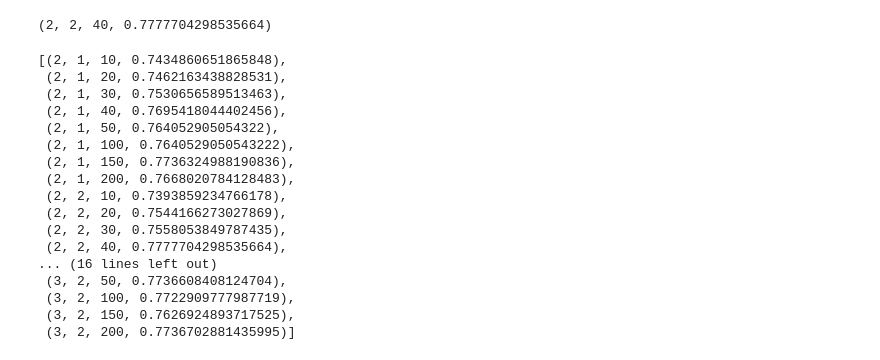
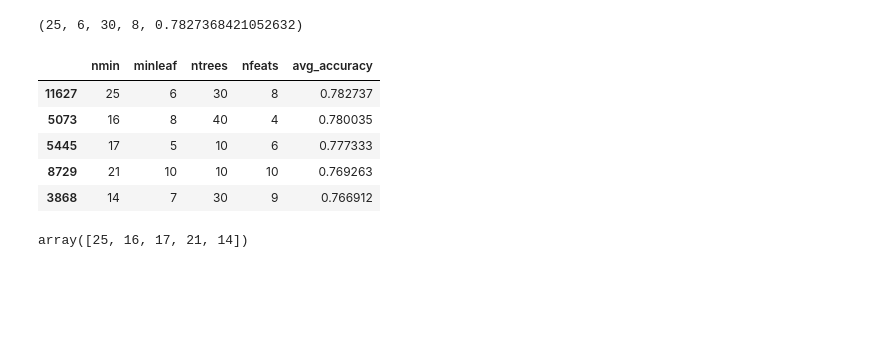
Before and after one commit to Et9797/classification-trees, a Jupyter notebook: tune-random-forest.ipynb, the cells around one changed output. Drawn from its saved outputs; the diff is of its cells as text; code cells hidden in the pictures; blank space fills up the shorter version.

```diff
--- a/tune-random-forest.ipynb
+++ b/tune-random-forest.ipynb
@@ -45,0 +66,4 @@ Accuracy 0.79
+# %%
+X_test, y_test = test_data.loc[:, ~test_data.columns.isin(['post'])], test_data['post']
+X_test = X_test.to_numpy()
+y_test = y_test.to_numpy()
@@ -46,25 +103,38 @@ Accuracy 0.79
 # %%
 # Best hyperparameter search for RF
-def find_best_hyperparams(params: Tuple[int, int, int]) -> Tuple[int, int, int, float]:
 
-    nmin, minleaf, ntrees = params
-    print(nmin, minleaf, ntrees)
+X = X_train  # X_train is 2.0 train set
+y = y_train   # y_train is 2.0 train set
+
+def find_best_hyperparams(params: Tuple[int, int, int, int]) -> Tuple[int, int, int, float]:
+
+    nmin, minleaf, ntrees, nfeats = params
+    print(nmin, minleaf, ntrees, nfeats)
     kf = KFold(n_splits=5)
-    accuracies = [] # Accuracy on each test fold. With k = 5 we evaluate 5 models per parameter combination
+    accuracies = [] # Accuracy on each test fold. With k = 5 we evaluate 5 trained models per param combination
     for train_idxs, test_idxs in kf.split(X):
         X_train, X_test, y_train, y_test = X[train_idxs], X[test_idxs], y[train_idxs], y[test_idxs]
         rf_clf = trees.RandomForestClassifier(ntrees=ntrees, nmin=nmin, minleaf=minleaf)
-        rf_clf.fit(X_train, y_train)
+        rf_clf.fit(X_train, y_train, nfeats=nfeats)
         y_pred = rf_clf.predict(X_test)
         accuracies.append(accuracy(y_test, y_pred))
 
-    return (nmin, minleaf, ntrees, np.mean(accuracies))
+    return (nmin, minleaf, ntrees, nfeats, np.mean(accuracies))
 
 
-nmin = range(2, 4)
-minleaf = range(1, 3)
-ntrees = [10, 20, 30, 40, 50, 100, 150, 200]
-cartesian_product = list(itertools.product(nmin, minleaf, ntrees))
+nmin = range(2, 26) #2-25
+minleaf = range(1, 11) #1-10
+ntrees = [10, 20, 30, 40, 50, 100, 150, 200] # 8, ntrees = m (bootstrap samples to draw)
+nfeats = range(1, 11) #1-10
+cartesian_product = list(itertools.product(nmin, minleaf, ntrees, nfeats))
 
-hyperparams = list(map(find_best_hyperparams, cartesian_product))
+# Reduce the search by not considering minleaf * 2 > nmin (redundant because split cannot happen)
+param_combinations = []
+for prod in cartesian_product:
+    if not (prod[1] * 2) > prod[0]:
+        param_combinations.append(prod)
+
+print(len(param_combinations))
+
+hyperparams = list(map(find_best_hyperparams, param_combinations))
 # %% [output]
@@ -88,24 +158,4 @@ Accuracy 0.78
 # %%
-max(hyperparams, key=lambda x: x[3])
+max(hyperparams, key=lambda x: x[4])
 # %% [output]
-(2, 2, 40, 0.7777704298535664)
+(25, 6, 30, 8, 0.7827368421052632)
-# %%
-hyperparams
-# %% [output]
-[(2, 1, 10, 0.7434860651865848),
- (2, 1, 20, 0.7462163438828531),
- (2, 1, 30, 0.7530656589513463),
- (2, 1, 40, 0.7695418044402456),
- (2, 1, 50, 0.764052905054322),
- (2, 1, 100, 0.7640529050543222),
- (2, 1, 150, 0.7736324988190836),
- (2, 1, 200, 0.7668020784128483),
- (2, 2, 10, 0.7393859234766178),
- (2, 2, 20, 0.7544166273027869),
- (2, 2, 30, 0.7558053849787435),
- (2, 2, 40, 0.7777704298535664),
-... (16 lines left out)
- (3, 2, 50, 0.7736608408124704),
- (3, 2, 100, 0.7722909777987719),
- (3, 2, 150, 0.7626924893717525),
- (3, 2, 200, 0.7736702881435995)]
@@ -113,0 +162,17 @@ hyperparams
+# %%
+df = pd.DataFrame(hyperparams, columns=['nmin', 'minleaf', 'ntrees', 'nfeats', 'avg_accuracy'])
+df.to_csv('hyperparams.csv')
+# %%
+df_sorted = df.sort_values(by='avg_accuracy', ascending=False).head(5)
+df_sorted
+# %% [output]
+|  | nmin | minleaf | ntrees | nfeats | avg_accuracy |
+| 11627 | 25 | 6 | 30 | 8 | 0.782737 |
+| 5073 | 16 | 8 | 40 | 4 | 0.780035 |
+| 5445 | 17 | 5 | 10 | 6 | 0.777333 |
+| 8729 | 21 | 10 | 10 | 10 | 0.769263 |
+| 3868 | 14 | 7 | 30 | 9 | 0.766912 |
+# %%
+df_sorted.nmin.unique()
+# %% [output]
+array([25, 16, 17, 21, 14])
```
Also changed, not shown: parts of 21 cells of this notebook, 5 other files.
